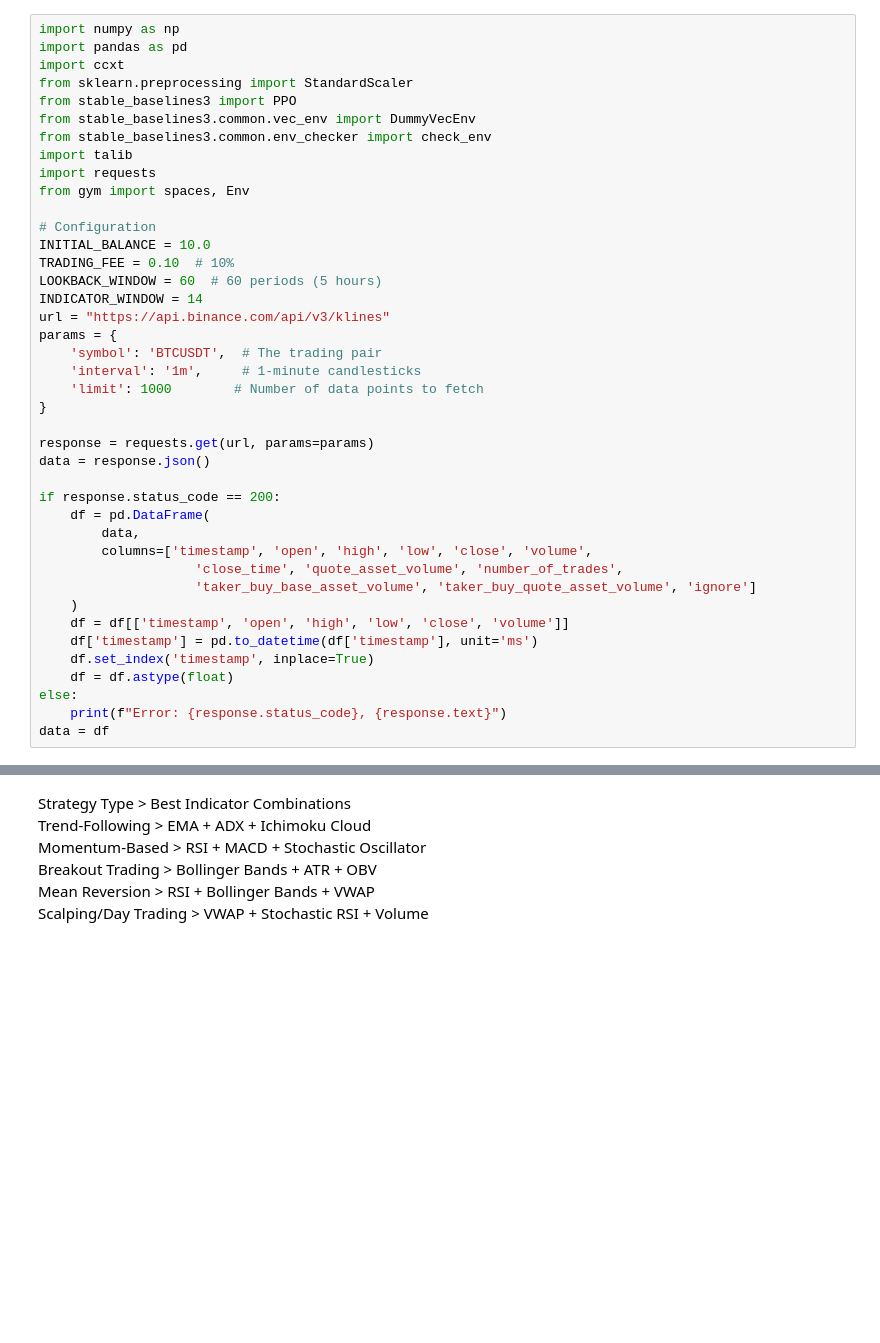
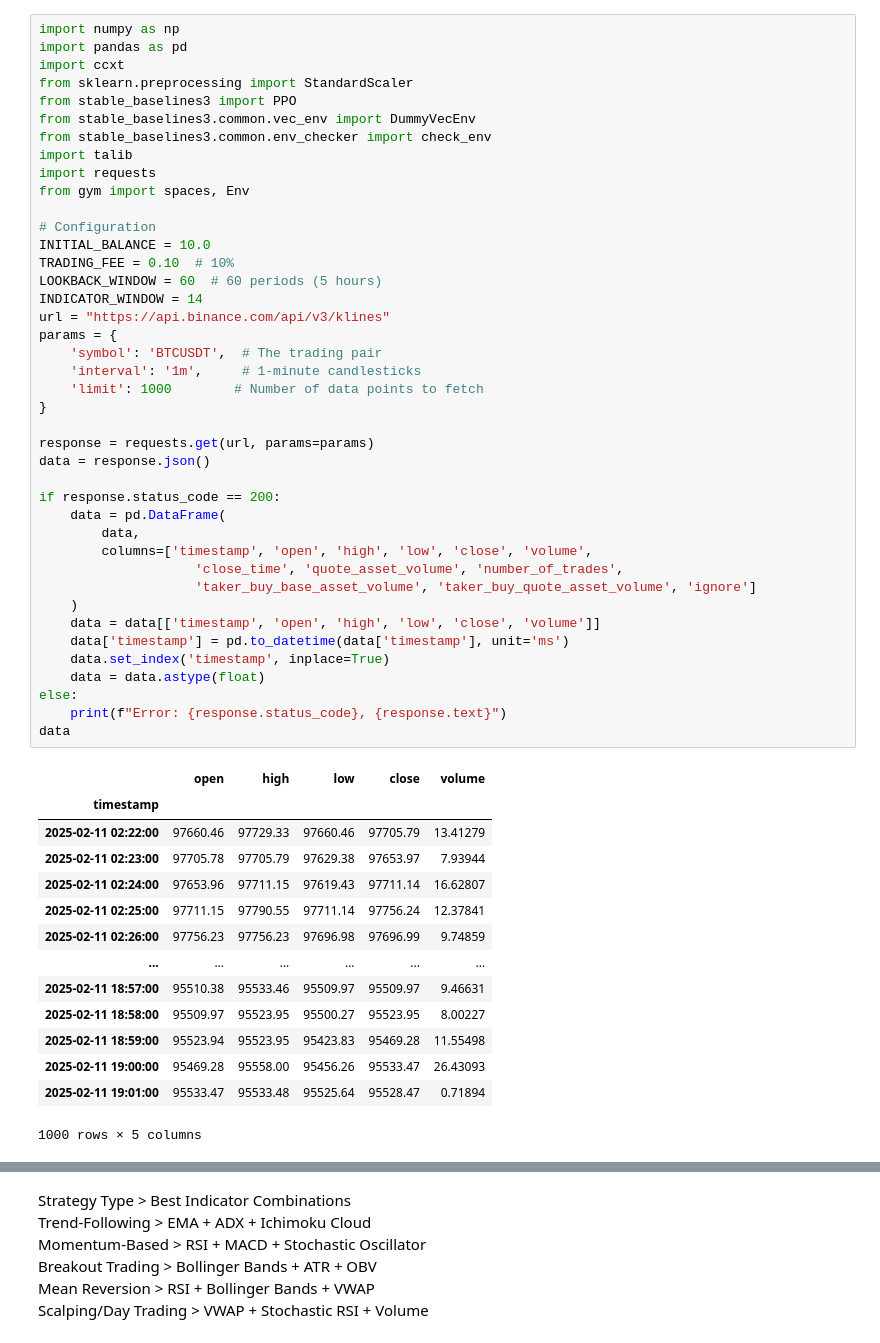
Before and after one commit to asicoltd/AdaptTron-AI-Powered-Dynamic-Trading-System, a Jupyter notebook: re5.ipynb, the cells around one changed output, grey strips where cells are left out. Cells and saved outputs as stored; diff of their text form; blank space fills up the shorter version.

```diff
--- a/re5.ipynb
+++ b/re5.ipynb
@@ -6,39 +6,54 @@ from sklearn.preprocessing import StandardScaler
 from stable_baselines3 import PPO
 from stable_baselines3.common.vec_env import DummyVecEnv
 from stable_baselines3.common.env_checker import check_env
 import talib
 import requests
 from gym import spaces, Env
 
 # Configuration
 INITIAL_BALANCE = 10.0
 TRADING_FEE = 0.10  # 10%
 LOOKBACK_WINDOW = 60  # 60 periods (5 hours)
 INDICATOR_WINDOW = 14
 url = "https://api.binance.com/api/v3/klines"
 params = {
     'symbol': 'BTCUSDT',  # The trading pair
     'interval': '1m',     # 1-minute candlesticks
     'limit': 1000        # Number of data points to fetch
 }
 
 response = requests.get(url, params=params)
 data = response.json()
 
 if response.status_code == 200:
-    df = pd.DataFrame(
+    data = pd.DataFrame(
         data,
         columns=['timestamp', 'open', 'high', 'low', 'close', 'volume',
                     'close_time', 'quote_asset_volume', 'number_of_trades',
                     'taker_buy_base_asset_volume', 'taker_buy_quote_asset_volume', 'ignore']
     )
-    df = df[['timestamp', 'open', 'high', 'low', 'close', 'volume']]
-    df['timestamp'] = pd.to_datetime(df['timestamp'], unit='ms')
-    df.set_index('timestamp', inplace=True)
-    df = df.astype(float)
+    data = data[['timestamp', 'open', 'high', 'low', 'close', 'volume']]
+    data['timestamp'] = pd.to_datetime(data['timestamp'], unit='ms')
+    data.set_index('timestamp', inplace=True)
+    data = data.astype(float)
 else:
     print(f"Error: {response.status_code}, {response.text}")
-data = df
+data
+# %% [output]
+|  | open | high | low | close | volume |
+| timestamp |  |  |  |  |  |
+| 2025-02-11 02:22:00 | 97660.46 | 97729.33 | 97660.46 | 97705.79 | 13.41279 |
+| 2025-02-11 02:23:00 | 97705.78 | 97705.79 | 97629.38 | 97653.97 | 7.93944 |
+| 2025-02-11 02:24:00 | 97653.96 | 97711.15 | 97619.43 | 97711.14 | 16.62807 |
+| 2025-02-11 02:25:00 | 97711.15 | 97790.55 | 97711.14 | 97756.24 | 12.37841 |
+| 2025-02-11 02:26:00 | 97756.23 | 97756.23 | 97696.98 | 97696.99 | 9.74859 |
+| ... | ... | ... | ... | ... | ... |
+| 2025-02-11 18:57:00 | 95510.38 | 95533.46 | 95509.97 | 95509.97 | 9.46631 |
+| 2025-02-11 18:58:00 | 95509.97 | 95523.95 | 95500.27 | 95523.95 | 8.00227 |
+| 2025-02-11 18:59:00 | 95523.94 | 95523.95 | 95423.83 | 95469.28 | 11.55498 |
+| 2025-02-11 19:00:00 | 95469.28 | 95558.00 | 95456.26 | 95533.47 | 26.43093 |
+| 2025-02-11 19:01:00 | 95533.47 | 95533.48 | 95525.64 | 95528.47 | 0.71894 |
+1000 rows × 5 columns
 # %%
 import pandas as pd
 
```
Also changed, not shown: parts of 3 cells of this notebook.
